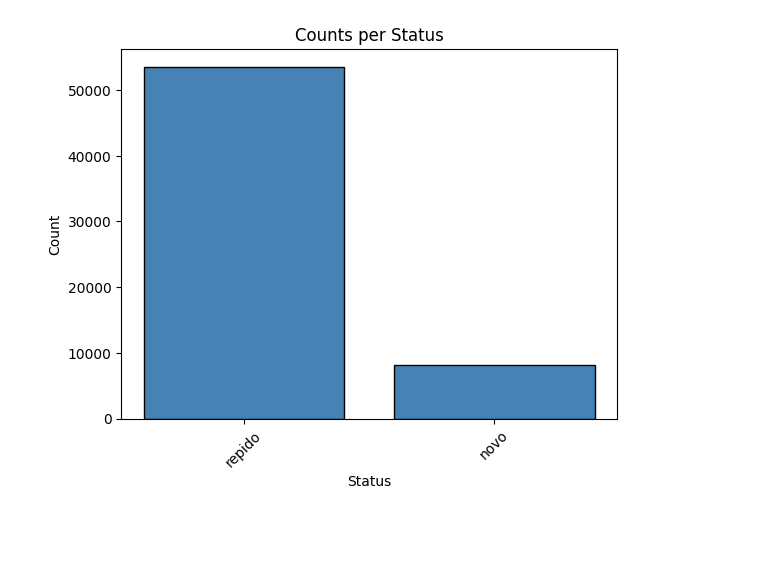
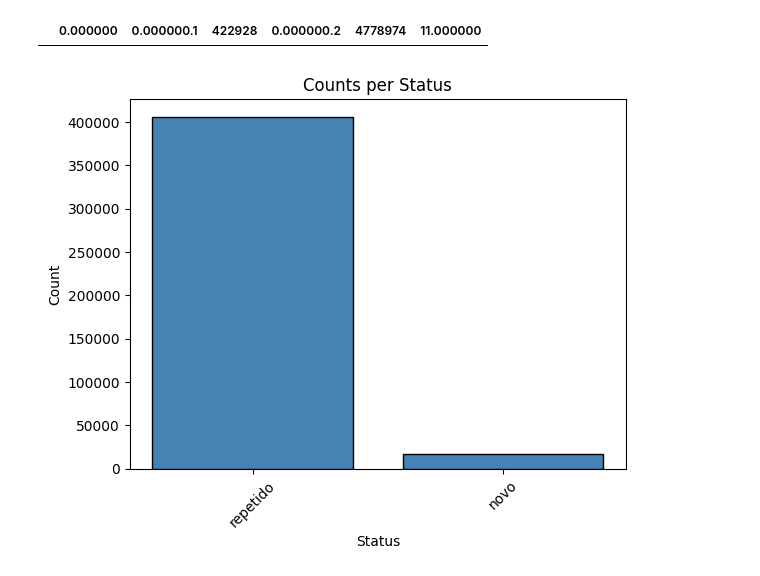
Before and after one commit to szacomelli/ed-inv-index, a Jupyter notebook: src/data.ipynb, the cells around one changed output. Drawn from its saved outputs; the diff is of its cells as text; code cells hidden in the pictures; blank space fills up the shorter version.

```diff
--- a/src/data.ipynb
+++ b/src/data.ipynb
@@ -5,9 +5,15 @@ import matplotlib.pyplot as plt
 # %%
 def extract(file):
     data = pd.read_csv(file)
+    #standard
     data.columns = ['palavra', 'status', 'tempo de execução', 'comparações', 'altura']
 
     return data
-w_rbt = extract("../stats/rbt_word_inserts.csv")
-w_bst = extract("../stats/bst_word_inserts.csv")
-w_avl = extract("../stats/avl_word_inserts.csv")
+
+w_in_rbt = extract("../stats/rbt_word_inserts.csv")
+w_in_bst = extract("../stats/bst_word_inserts.csv")
+w_in_avl = extract("../stats/avl_word_inserts.csv")
+
+f_rbt = pd.read_csv("../stats/rbt_total_inserts.csv")
+f_bst = pd.read_csv("../stats/rbt_total_inserts.csv")
+f_avl = pd.read_csv("../stats/avl_total_inserts.csv")
@@ -14,18 +36,22 @@ w_avl = extract("../stats/avl_word_inserts.csv")
+# %%
+f_rbt
+# %% [output]
+|  | 0.000000 | 0.000000.1 | 422928 | 0.000000.2 | 4778974 | 11.000000 |
 # %%
 
 # Get the value counts of the 'status' column
-status_counts = w_bst['status'].value_counts()
+status_counts = w_in_bst['status'].value_counts()
 
 # Plot correctly: status names on X-axis, counts on Y-axis
 plt.bar(status_counts.index.astype(str), status_counts.values, color='steelblue', edgecolor='black',)
 
 plt.xlabel("Status")
 plt.ylabel("Count")
 plt.title("Counts per Status")
 plt.xticks(rotation=45)
-plt.xticks(np.arange(2), ['repido', 'novo'])
+plt.xticks(np.arange(2), ['repetido', 'novo'])
 plt.show()
 # %% [output]
-[figure, old version]
+[figure, new version]
 # %%
 #contador de frequencia de comparações
```
Also changed, not shown: parts of 4 cells of this notebook.
